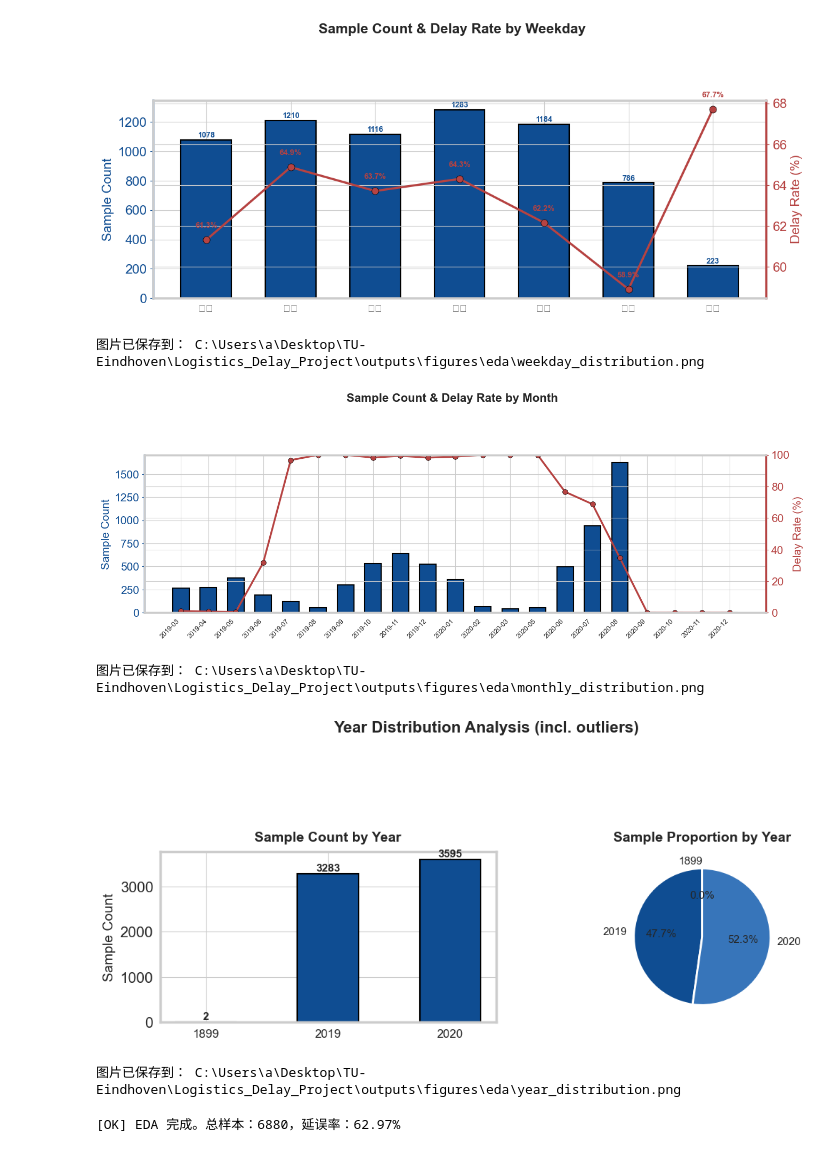
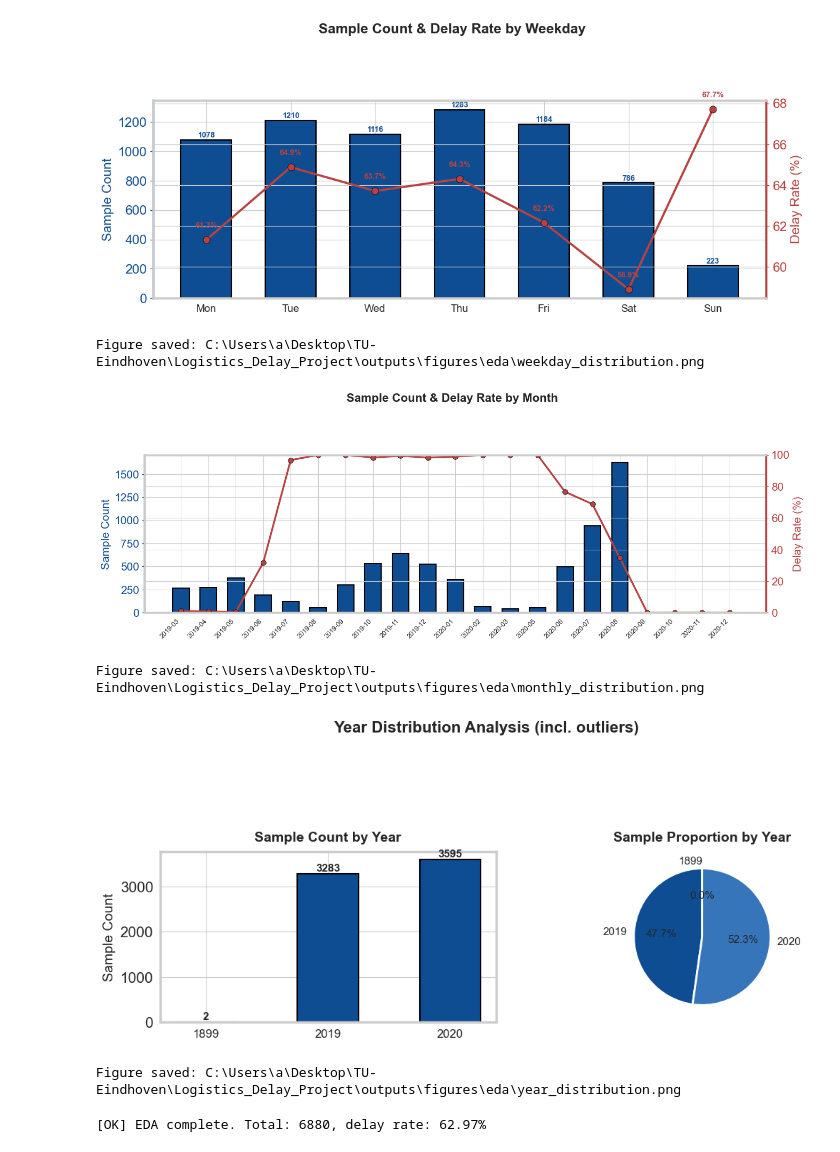
Before and after one commit to BROOKSHEAR/Logistics_Delay_Project, a Jupyter notebook: notebooks/01_eda.ipynb, the cells around one changed output. Saved outputs shown, nothing was run; the diff lists cells and outputs as text; code cells hidden in the pictures.

```diff
--- a/notebooks/01_eda.ipynb
+++ b/notebooks/01_eda.ipynb
@@ -23,7 +23,7 @@ PALETTE = {
 }
 
 plt.rcParams.update({
-    "font.family": ["Arial", "Microsoft YaHei", "Helvetica", "DejaVu Sans", "sans-serif"],
+    "font.family": ["Arial", "Microsoft YaHei", "DejaVu Sans", "sans-serif"],
     "font.size": 15,
     "axes.spines.right": False,
     "axes.spines.top": False,
@@ -34,5 +34,5 @@ plt.rcParams.update({
 sns.set_style('whitegrid')
 plt.rcParams['axes.unicode_minus'] = False
 ensure_output_dirs()
-print("[OK] 导入完成")
+print("[OK] Imports complete")
 # %% [output]
@@ -164,44 +168,44 @@ print("图片已保存到：", FIGURES_EDA / 'planned_days_distribution.png')
 # %%
-# ── 星期分布 ──
+# ── Weekday distribution ──
 df['weekday'] = df['trip_start_date'].dt.dayofweek
 wd_stats = df.groupby('weekday')['Answer'].agg(['count', 'mean'])
 wd_stats['mean'] = wd_stats['mean'] * 100
-weekday_names = ['周一', '周二', '周三', '周四', '周五', '周六', '周日']
+weekday_names = ['Mon', 'Tue', 'Wed', 'Thu', 'Fri', 'Sat', 'Sun']
 
 fig, ax = plt.subplots(figsize=(12, 5))
 bars = ax.bar(range(7), wd_stats['count'], color=PALETTE['blue_main'],
               edgecolor='black', linewidth=1.5, width=0.6)
 for bar, val in zip(bars, wd_stats['count']):
     ax.text(bar.get_x() + bar.get_width()/2, bar.get_height() + 3,
             f'{int(val)}', ha='center', va='bottom', fontsize=9, fontweight='bold',
             color=PALETTE['blue_main'])
 ax.set_xticks(range(7))
 ax.set_xticklabels(weekday_names, fontsize=12)
 ax.set_ylabel('Sample Count', fontsize=15, color=PALETTE['blue_main'])
 ax.spines['left'].set_color(PALETTE['blue_main'])
 ax.tick_params(axis='y', colors=PALETTE['blue_main'])
 
 ax2 = ax.twinx()
 ax2.plot(range(7), wd_stats['mean'], 'o-', color=PALETTE['red_strong'],
          linewidth=2.5, markersize=8, markeredgecolor='black', markeredgewidth=0.5)
 for i, v in enumerate(wd_stats['mean']):
     ax2.text(i, v + 0.5, f'{v:.1f}%', ha='center', va='bottom', fontsize=9,
              fontweight='bold', color=PALETTE['red_strong'])
 ax2.set_ylabel('Delay Rate (%)', fontsize=15, color=PALETTE['red_strong'])
 ax2.spines['right'].set_color(PALETTE['red_strong'])
 ax2.tick_params(axis='y', colors=PALETTE['red_strong'])
 
 fig.suptitle('Sample Count & Delay Rate by Weekday', fontsize=16, fontweight='bold', y=1.01)
 fig.tight_layout(pad=2)
 fig.savefig(FIGURES_EDA / 'weekday_distribution.pdf', dpi=300, bbox_inches='tight')
 fig.savefig(FIGURES_EDA / 'weekday_distribution.png', dpi=300, bbox_inches='tight')
 plt.show()
-print("图片已保存到：", FIGURES_EDA / 'weekday_distribution.png')
+print("Figure saved:", FIGURES_EDA / "weekday_distribution.png")
 # %% [output]
-[figure, old version]
+[figure, new version]
-图片已保存到： C:\Users\a\Desktop\TU-Eindhoven\Logistics_Delay_Project\outputs\figures\eda\weekday_distribution.png
+Figure saved: C:\Users\a\Desktop\TU-Eindhoven\Logistics_Delay_Project\outputs\figures\eda\weekday_distribution.png
 # %%
-# ── 月份分布 ──
+# ── Monthly distribution ──
 df_month = df[df['trip_start_date'].dt.year >= 2019].copy()
 df_month['year_month'] = df_month['trip_start_date'].dt.to_period('M').astype(str)
 monthly_stats = df_month.groupby('year_month')['Answer'].agg(['count', 'mean'])
@@ -230,17 +234,17 @@ fig.tight_layout(pad=2)
 fig.savefig(FIGURES_EDA / 'monthly_distribution.pdf', dpi=300, bbox_inches='tight')
 fig.savefig(FIGURES_EDA / 'monthly_distribution.png', dpi=300, bbox_inches='tight')
 plt.show()
-print("图片已保存到：", FIGURES_EDA / 'monthly_distribution.png')
+print("Figure saved:", FIGURES_EDA / "monthly_distribution.png")
 # %% [output]
 [figure]
-图片已保存到： C:\Users\a\Desktop\TU-Eindhoven\Logistics_Delay_Project\outputs\figures\eda\monthly_distribution.png
+Figure saved: C:\Users\a\Desktop\TU-Eindhoven\Logistics_Delay_Project\outputs\figures\eda\monthly_distribution.png
 # %%
-# ── 年份分布（包含异常值）──
+# ── Year distribution (incl. outliers) ──
 year_counts = df['year'].value_counts().sort_index()
 
 fig, (ax1, ax2) = plt.subplots(1, 2, figsize=(12, 5))
 
-# 左：条形图
+# Left: bar chart
 colors_bar = [PALETTE['neutral'] if y < 2019 else PALETTE['blue_main'] for y in year_counts.index]
 bars = ax1.bar(range(len(year_counts)), year_counts.values, color=colors_bar,
                edgecolor='black', linewidth=1.5, width=0.5)
@@ -252,7 +256,7 @@ ax1.set_xticklabels([f'{int(y)}' for y in year_counts.index], fontsize=12)
 ax1.set_ylabel('Sample Count', fontsize=14)
 ax1.set_title('Sample Count by Year', fontsize=14, fontweight='bold', pad=10)
 
-# 右：饼图
+# Right: pie chart
 colors_pie = [PALETTE['neutral'], PALETTE['blue_main'], PALETTE['blue_secondary']]
 wedges, texts, autotexts = ax2.pie(
     year_counts.values, labels=[f'{int(y)}' for y in year_counts.index],
@@ -265,11 +269,11 @@ fig.tight_layout(pad=3)
 fig.savefig(FIGURES_EDA / 'year_distribution.pdf', dpi=300, bbox_inches='tight')
 fig.savefig(FIGURES_EDA / 'year_distribution.png', dpi=300, bbox_inches='tight')
 plt.show()
-print("图片已保存到：", FIGURES_EDA / 'year_distribution.png')
+print("Figure saved:", FIGURES_EDA / "year_distribution.png")
 # %% [output]
 [figure]
-图片已保存到： C:\Users\a\Desktop\TU-Eindhoven\Logistics_Delay_Project\outputs\figures\eda\year_distribution.png
+Figure saved: C:\Users\a\Desktop\TU-Eindhoven\Logistics_Delay_Project\outputs\figures\eda\year_distribution.png
 # %%
-print(f"[OK] EDA 完成。总样本：{len(df)}，延误率：{df['Answer'].mean()*100:.2f}%")
+print(f"[OK] EDA complete. Total: {len(df)}, delay rate: {df['Answer'].mean()*100:.2f}%")
 # %% [output]
-[OK] EDA 完成。总样本：6880，延误率：62.97%
+[OK] EDA complete. Total: 6880, delay rate: 62.97%
```
Also changed, not shown: parts of 9 cells of this notebook, 52 other files.
